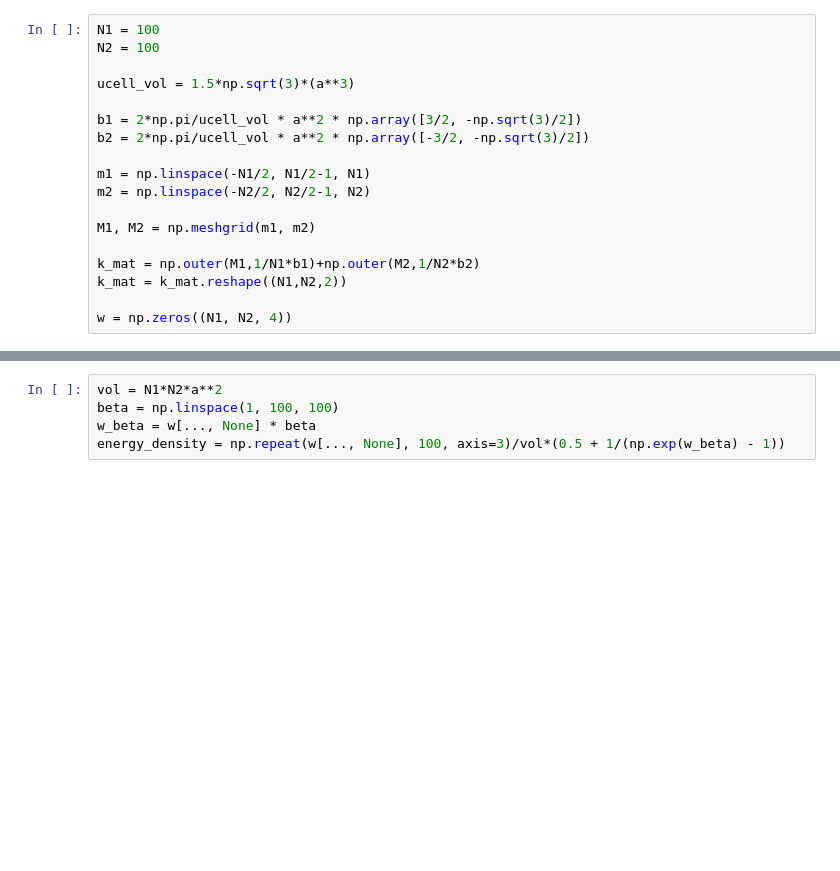
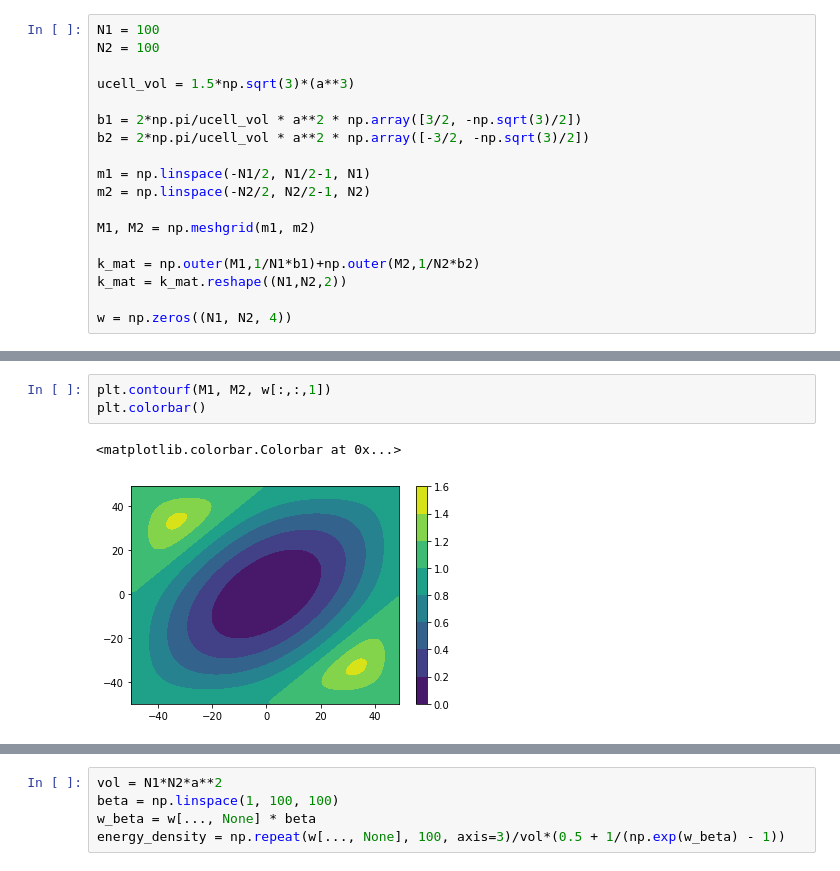
Before and after one commit to FlipperCoin/solid-state, a Jupyter notebook: hw3/hw3.ipynb, the cells around one changed output, grey strips where cells are left out. Cells and saved outputs as stored; diff of their text form; blank space fills up the shorter version.

```diff
--- a/hw3/hw3.ipynb
+++ b/hw3/hw3.ipynb
@@ -71,0 +86,6 @@ for i in range(k_mat.shape[0]):
+# %%
+plt.contourf(M1, M2, w[:,:,1])
+plt.colorbar()
+# %% [output]
+<matplotlib.colorbar.Colorbar at 0x...>
+[figure, added]
```
Also changed, not shown: parts of 21 cells of this notebook, 1 other file.
